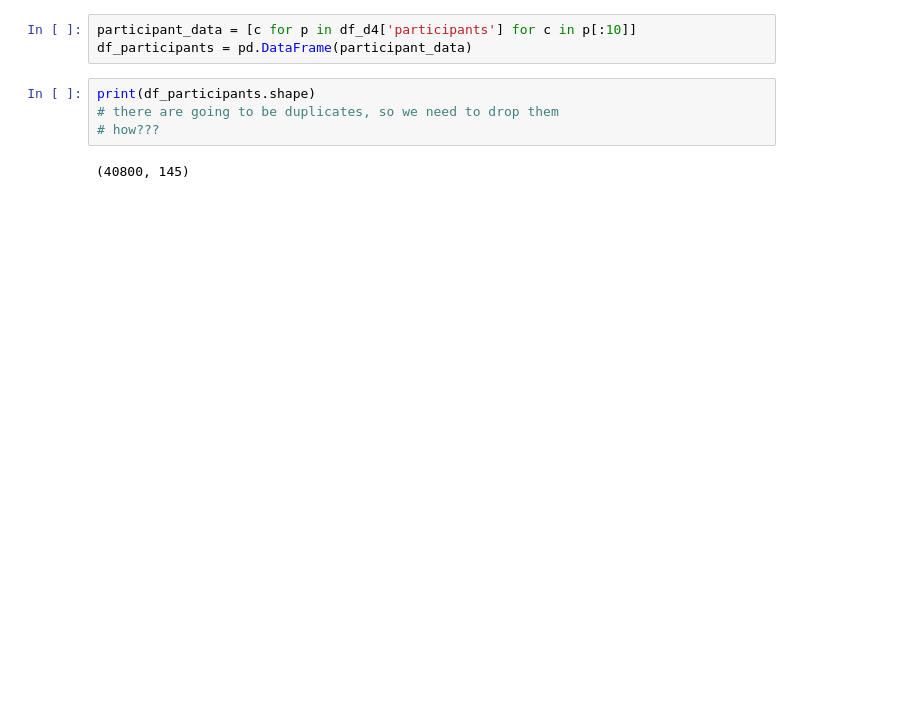
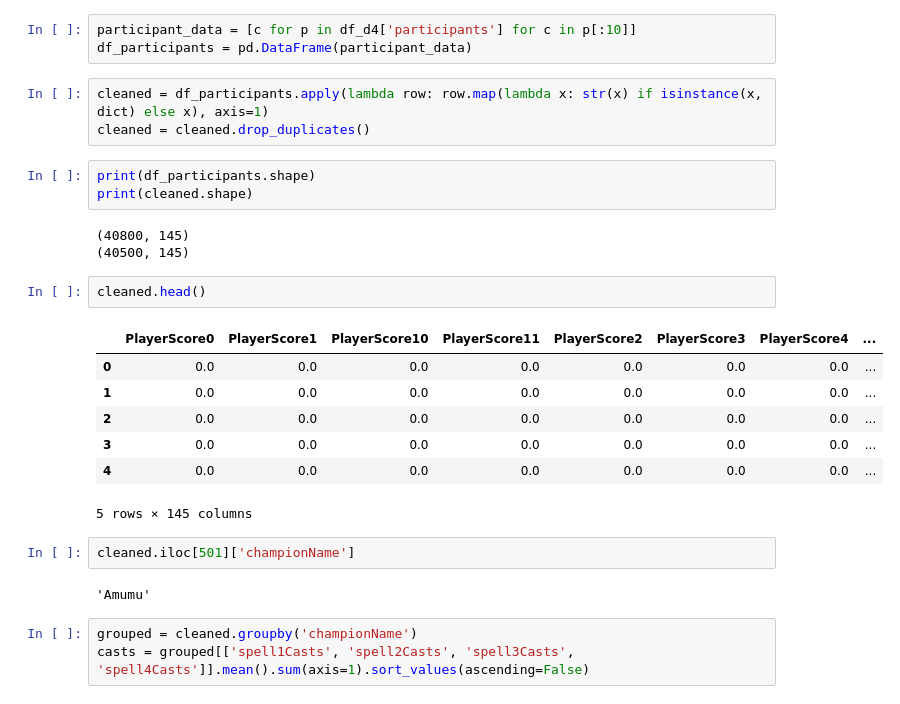
Before and after one commit to keinnyne000/LoL-Complexity-EDA, a Jupyter notebook: match_play.ipynb, the cells around one changed output. Saved outputs shown, nothing was run; the diff lists cells and outputs as text; blank space fills up the shorter version.

```diff
--- a/match_play.ipynb
+++ b/match_play.ipynb
@@ -24,9 +17,29 @@ df_d4.head()
 # %%
 participant_data = [c for p in df_d4['participants'] for c in p[:10]]
 df_participants = pd.DataFrame(participant_data)
-# %%
-print(df_participants.shape)
-# there are going to be duplicates, so we need to drop them
-# how???
-# %% [output]
-(40800, 145)
+# %%
+cleaned = df_participants.apply(lambda row: row.map(lambda x: str(x) if isinstance(x, dict) else x), axis=1)
+cleaned = cleaned.drop_duplicates()
+# %%
+print(df_participants.shape)
+print(cleaned.shape)
+# %% [output]
+(40800, 145)
+(40500, 145)
+# %%
+cleaned.head()
+# %% [output]
+|  | PlayerScore0 | PlayerScore1 | PlayerScore10 | PlayerScore11 | PlayerScore2 | PlayerScore3 | PlayerScore4 | ... |
+| 0 | 0.0 | 0.0 | 0.0 | 0.0 | 0.0 | 0.0 | 0.0 | ... |
+| 1 | 0.0 | 0.0 | 0.0 | 0.0 | 0.0 | 0.0 | 0.0 | ... |
+| 2 | 0.0 | 0.0 | 0.0 | 0.0 | 0.0 | 0.0 | 0.0 | ... |
+| 3 | 0.0 | 0.0 | 0.0 | 0.0 | 0.0 | 0.0 | 0.0 | ... |
+| 4 | 0.0 | 0.0 | 0.0 | 0.0 | 0.0 | 0.0 | 0.0 | ... |
+5 rows × 145 columns
+# %%
+cleaned.iloc[501]['championName']
+# %% [output]
+'Amumu'
+# %%
+grouped = cleaned.groupby('championName')
+casts = grouped[['spell1Casts', 'spell2Casts', 'spell3Casts', 'spell4Casts']].mean().sum(axis=1).sort_values(ascending=False)
```
Also changed, not shown: parts of 5 cells of this notebook.
